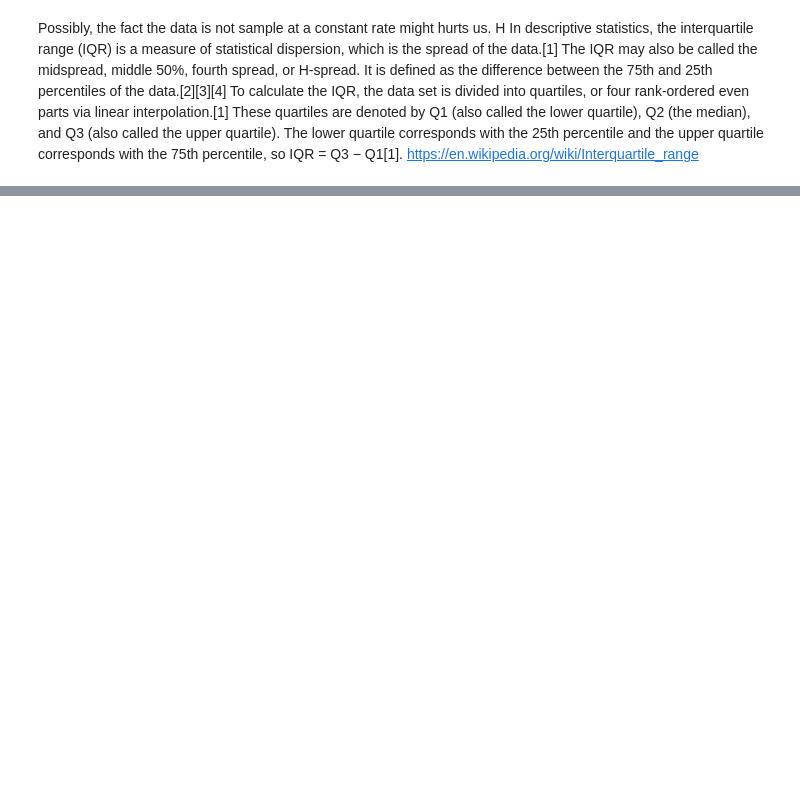
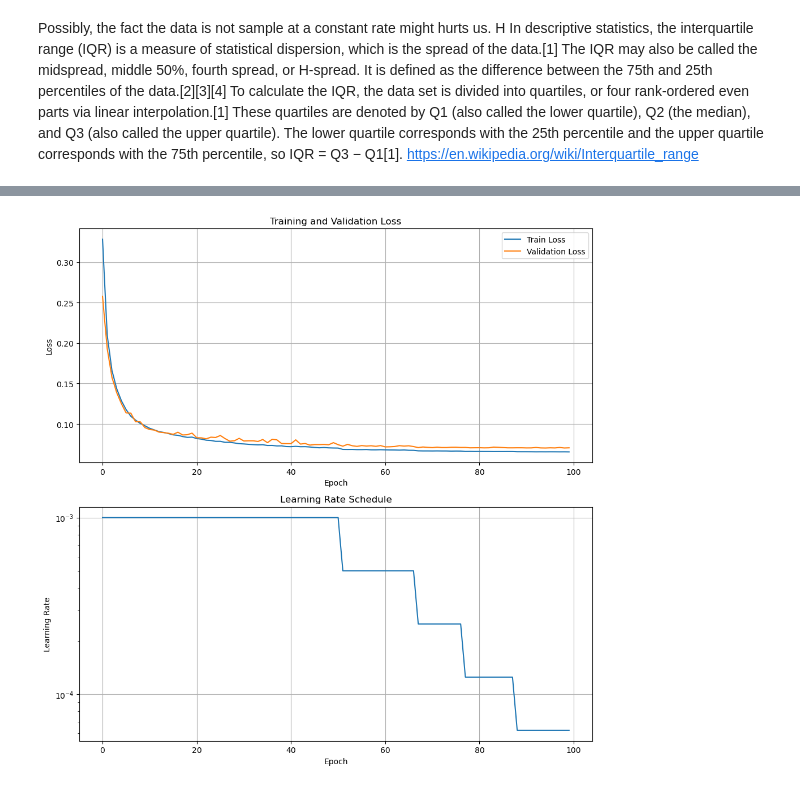
Before and after one commit to TheNewtonCapstone/newton-motor-modelling, a Jupyter notebook: training/mlp.ipynb, the cells around one changed output, grey strips where cells are left out. Drawn from its saved outputs; the diff is of its cells as text; code cells hidden in the pictures; blank space fills up the shorter version.

Commit message:
chore : move data analysis to jupyter notebook

```diff
--- a/training/mlp.ipynb
+++ b/training/mlp.ipynb
@@ -266,0 +242,4 @@ plt.show()
+# %%
+# get normalize data
+norm_features_100, norm_targets_100, norm_time_100 = dataset_100.normalize_data()
+norm_features_500, norm_targets_500, norm_time_500 = dataset_500.normalize_data()
@@ -266,0 +712,8 @@ plt.show()
+# %%
+actuator_model_100 = ActuatorNet()
+actuator_model_500 = ActuatorNet()
+trainer_100 = ActuatorTrainer(actuator_model_100)
+trainer_500 = ActuatorTrainer(actuator_model_500)
+
+history_100 = trainer_100.train(train_loader_100, val_loader_100, epochs=100, lr=1e-3, patience=10)
+history_500 = trainer_500.train(train_loader_500, val_loader_500, epochs=100, lr=1e-3, patience=10)
@@ -266,0 +738,4 @@ plt.show()
+# %%
+plot_training_history(history_100)
+# %% [output]
+[figure, added]
```
Also changed, not shown: parts of 21 cells of this notebook.
